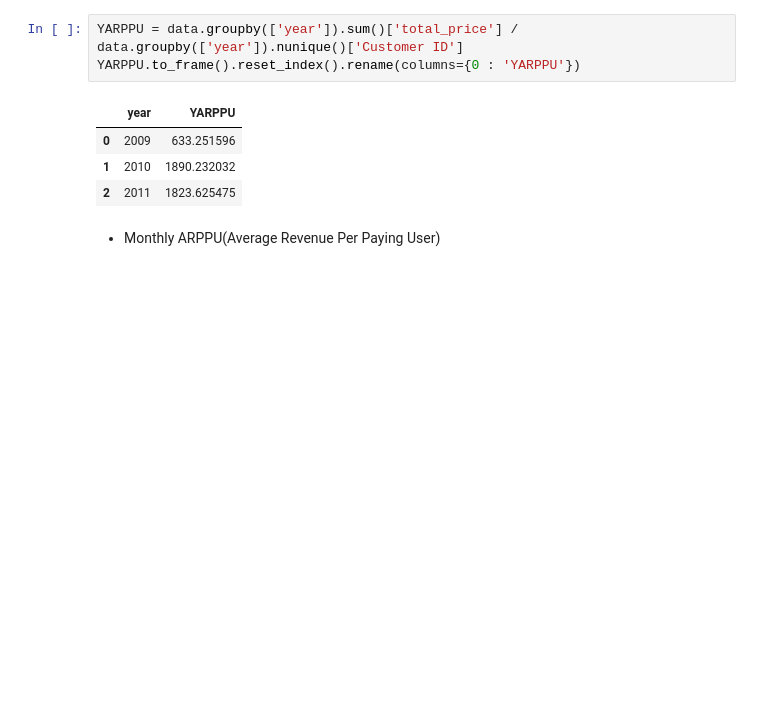
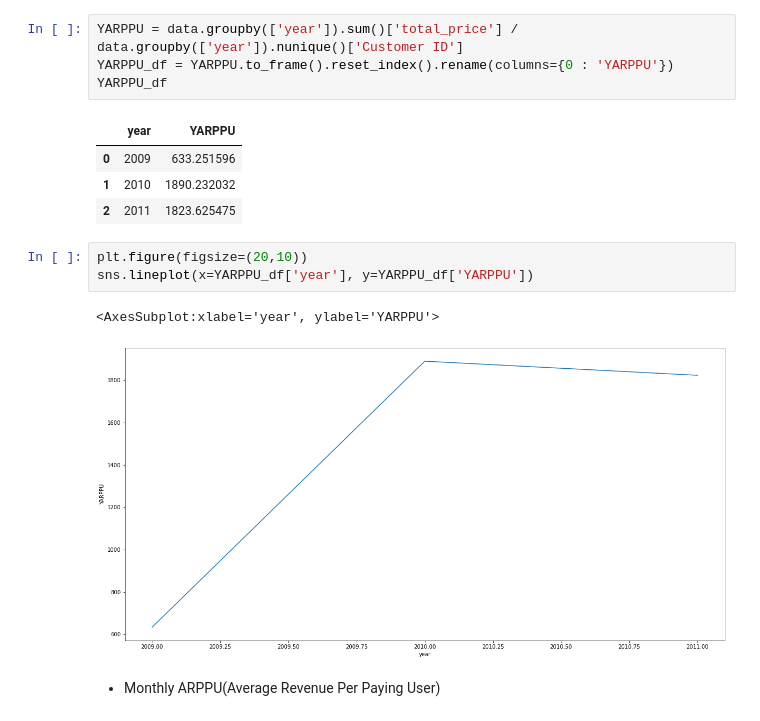
Before and after one commit to solyourock/growth, a Jupyter notebook: revise.ipynb, the cells around one changed output. Cells and saved outputs as stored; diff of their text form; blank space fills up the shorter version.

```diff
--- a/revise.ipynb
+++ b/revise.ipynb
@@ -153,12 +153,19 @@ ARPPU
 - Year ARPPU(Average Revenue Per Paying User)
 # %%
 YARPPU = data.groupby(['year']).sum()['total_price'] / data.groupby(['year']).nunique()['Customer ID']
-YARPPU.to_frame().reset_index().rename(columns={0 : 'YARPPU'})
+YARPPU_df = YARPPU.to_frame().reset_index().rename(columns={0 : 'YARPPU'})
+YARPPU_df
 # %% [output]
 |  | year | YARPPU |
 | 0 | 2009 | 633.251596 |
 | 1 | 2010 | 1890.232032 |
 | 2 | 2011 | 1823.625475 |
+# %%
+plt.figure(figsize=(20,10))
+sns.lineplot(x=YARPPU_df['year'], y=YARPPU_df['YARPPU'])
+# %% [output]
+<AxesSubplot:xlabel='year', ylabel='YARPPU'>
+[figure, added]
 # %% [markdown]
 - Monthly ARPPU(Average Revenue Per Paying User)
 # %%
```
Also changed, not shown: parts of 6 cells of this notebook.
